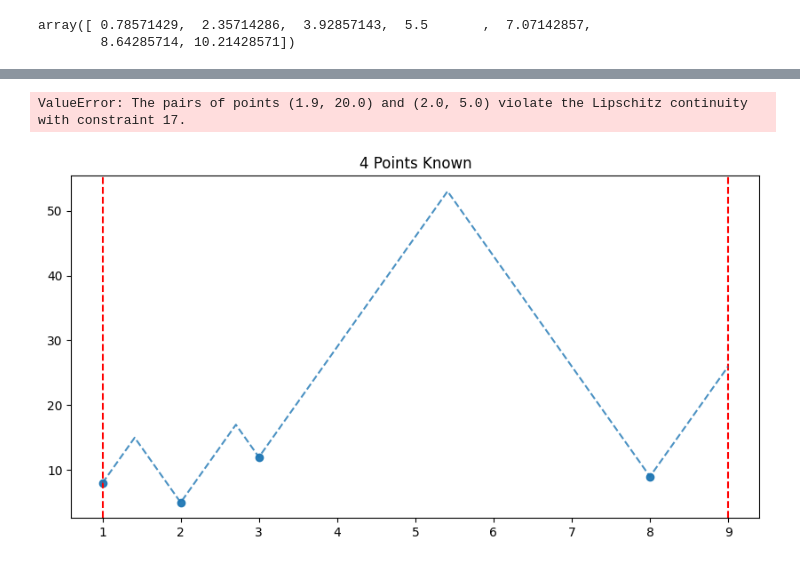
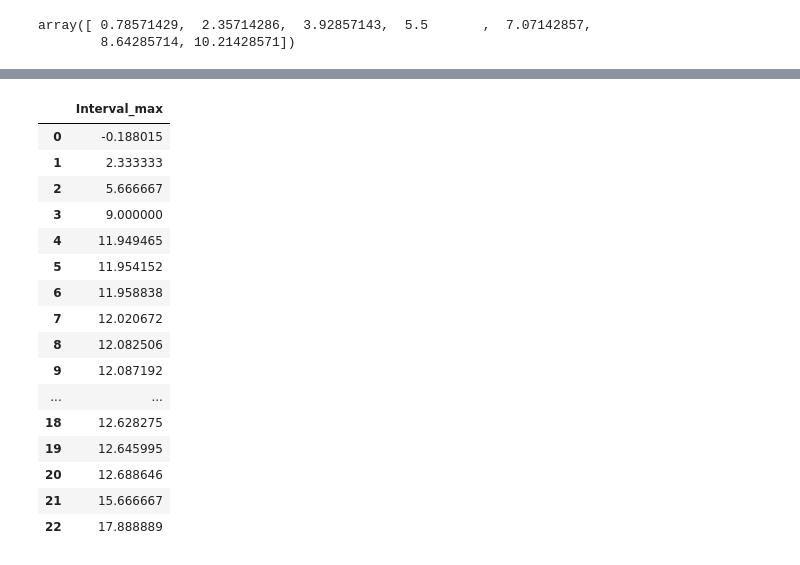
Before and after one commit to DevinGent/locating-maxima, a Jupyter notebook: tutorial.ipynb, the cells around one changed output, grey strips where cells are left out. Saved outputs shown, nothing was run; the diff lists cells and outputs as text; code cells hidden in the pictures.

```diff
--- a/tutorial.ipynb
+++ b/tutorial.ipynb
@@ -234,8 +232,0 @@ failed_approx=ApproximateMaxima((1,9),17,sample_function='pow(x,10)')
-# %%
-failed_approx=ApproximateMaxima((1,9),17,starting_points=[(1,8),(2,5),(8,9),(3,12),(1.9,20)])
-# %% [output]
-ValueError: The pairs of points (1.9, 20.0) and (2.0, 5.0) violate the Lipschitz continuity with constraint 17.
-# %%
-failed_approx.display_graphs()
-# %% [output]
-[figure, removed]
@@ -241,0 +236,20 @@ failed_approx.display_graphs()
+# %%
+temp_df
+# %% [output]
+|  | Interval_max |
+| 0 | -0.188015 |
+| 1 | 2.333333 |
+| 2 | 5.666667 |
+| 3 | 9.000000 |
+| 4 | 11.949465 |
+| 5 | 11.954152 |
+| 6 | 11.958838 |
+| 7 | 12.020672 |
+| 8 | 12.082506 |
+| 9 | 12.087192 |
+| ... | ... |
+| 18 | 12.628275 |
+| 19 | 12.645995 |
+| 20 | 12.688646 |
+| 21 | 15.666667 |
+| 22 | 17.888889 |
```
Also changed, not shown: parts of 24 cells of this notebook, 2 other files.
